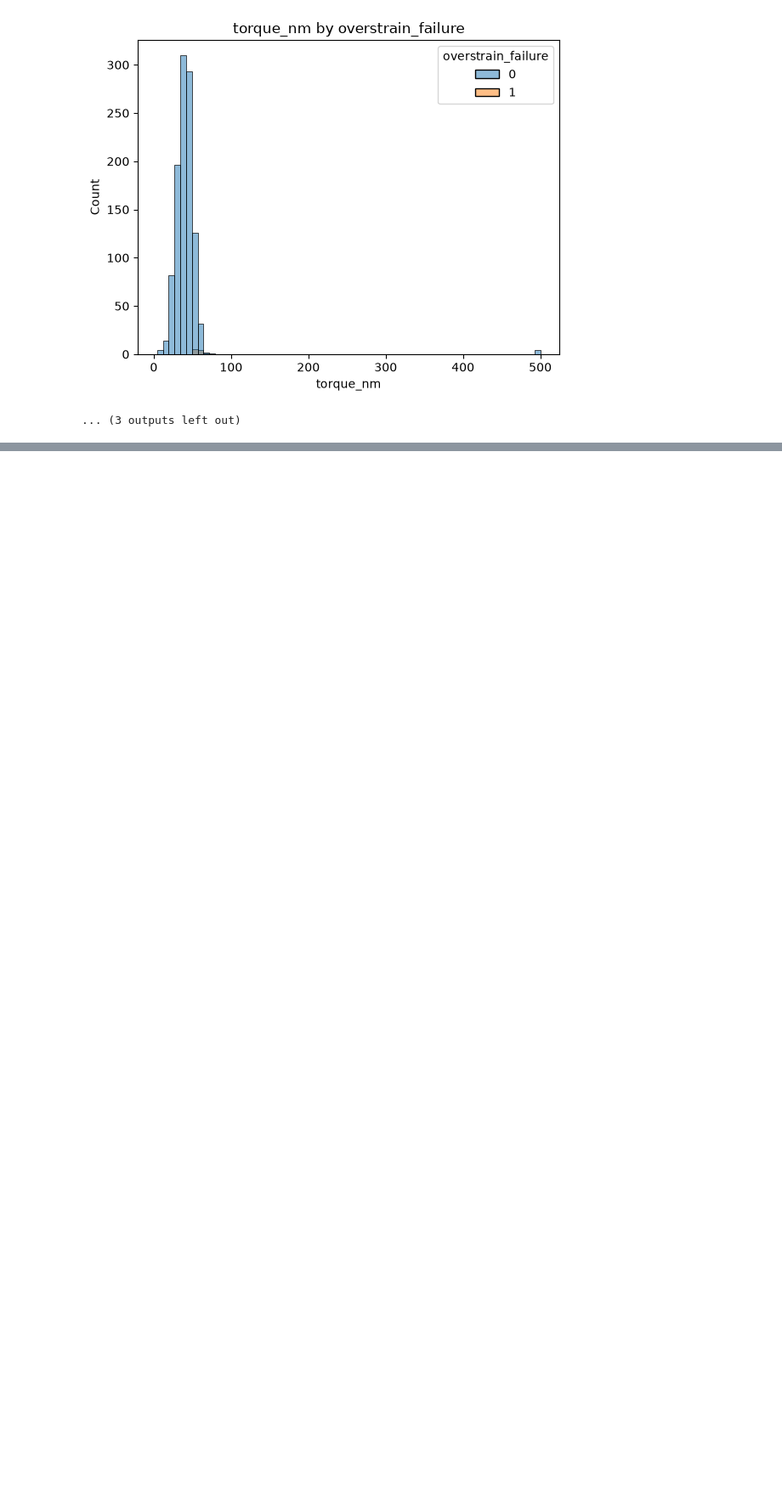
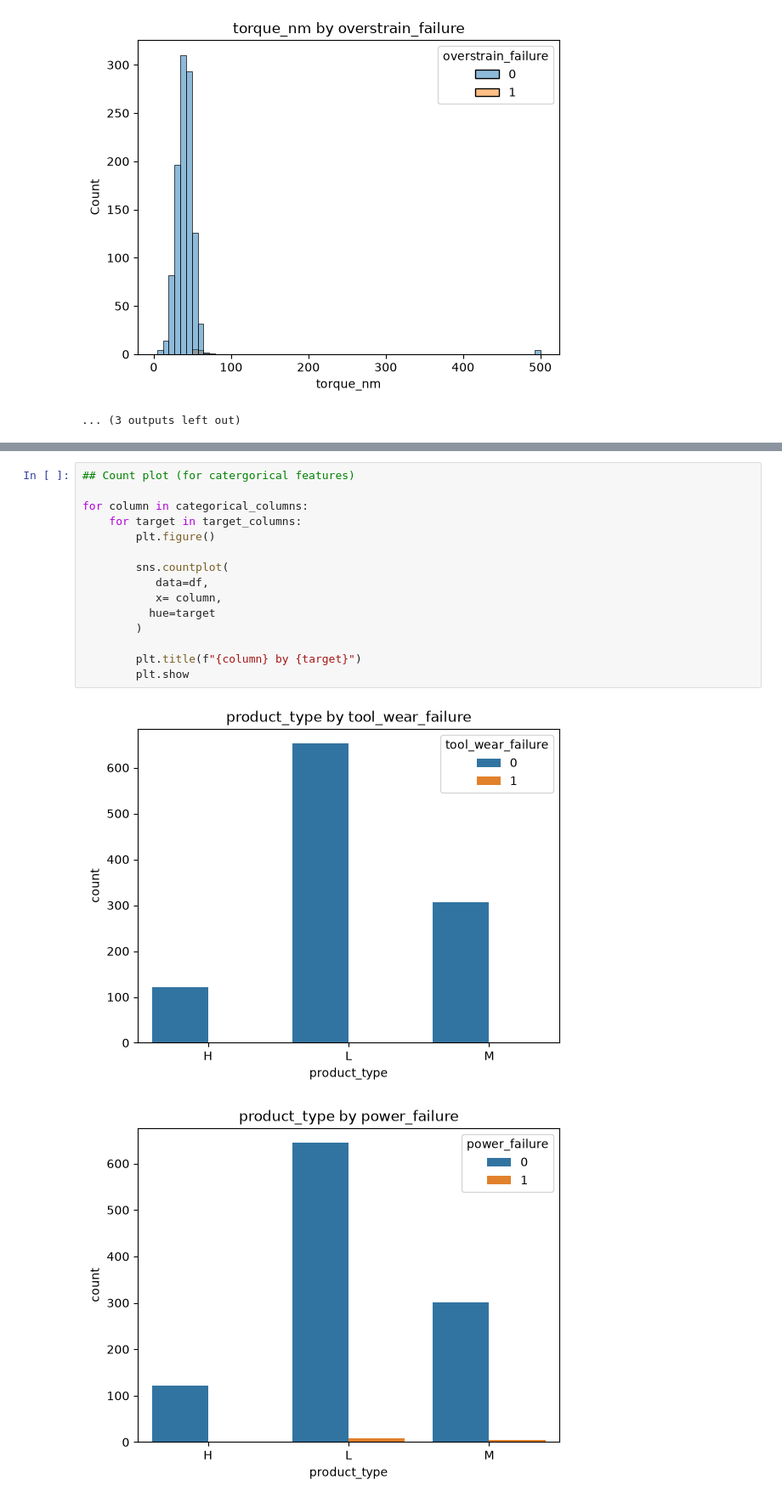
Before and after one commit to SiphesihleNkosi/manufacturing-quality-intelligence-system, a Jupyter notebook: python/machine_failure_type_ml.ipynb, the cells around one changed output, grey strips where cells are left out. Shown at 85% size. Cells and saved outputs as stored; diff of their text form; blank space fills up the shorter version.

```diff
--- a/python/machine_failure_type_ml.ipynb
+++ b/python/machine_failure_type_ml.ipynb
@@ -177,2 +186,20 @@ Observation:
 
 - tool_wear_min: rectangle shape, right skewed a little, tool_wear_failures are rare however there are a few observed between 200 min to 225 min, part of the few power_failures are scattered along the distribution and a few overstrain_failures are scattered from around 175 min to 245 min.
+# %%
+## Count plot (for catergorical features)
+
+for column in categorical_columns:
+    for target in target_columns:
+        plt.figure()
+
+        sns.countplot(
+           data=df,
+           x= column,
+          hue=target
+        )
+
+        plt.title(f"{column} by {target}")
+        plt.show
+# %% [output]
+[figure, added]
+[figure, added]
```
Also changed, not shown: parts of 27 cells of this notebook.
